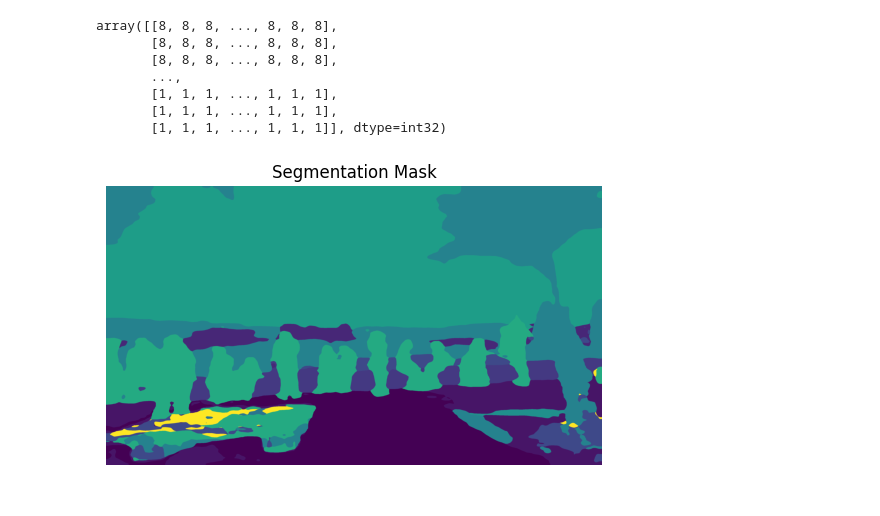
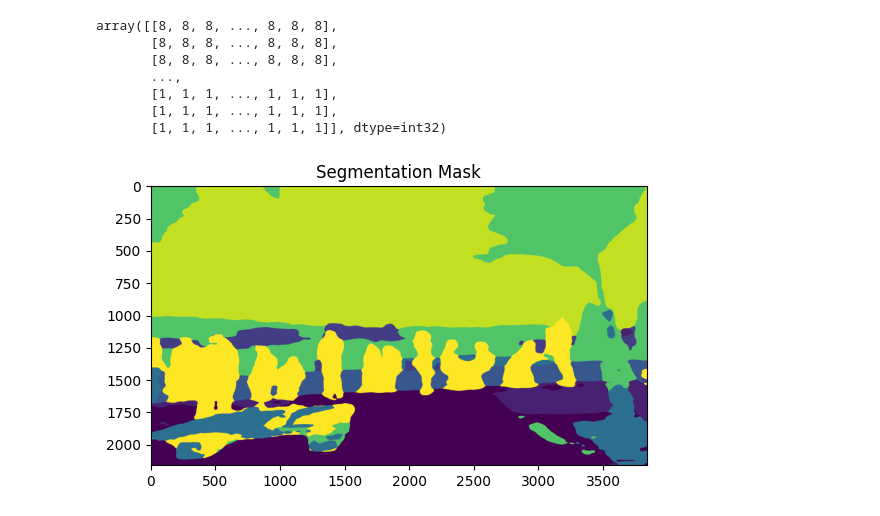
Before and after one commit to MitchellAcoustics/SSID_IVR_Study, a Jupyter notebook: notebooks/use_cityseg_results.ipynb, the cells around one changed output. Saved outputs shown, nothing was run; the diff lists cells and outputs as text; code cells hidden in the pictures.

```diff
--- a/notebooks/use_cityseg_results.ipynb
+++ b/notebooks/use_cityseg_results.ipynb
@@ -8,7 +8,14 @@ from pathlib import Path
 import numpy as np
 import matplotlib.pyplot as plt
 
+#cityseg_test = Path(
+    #"../data/outputs/segmentations/mask2f ormer-swin-large-cityscapes-semantic_step15/output_chopped_P43_fixedfps_mask2former-swin-large-cityscapes-semantic_step15_segmentation.h5"
+#)
 cityseg_test = Path(
-    "../data/outputs/segmentations/mask2former-swin-large-cityscapes-semantic_step15/output_chopped_P43_fixedfps_mask2former-swin-large-cityscapes-semantic_step15_segmentation.h5"
+    "/Users/yuqiliang/Documents/Github/data/cityseg_test/2025-03-12-test/mask2former-swin-large-cityscapes-semantic_step1/mask2former-swin-large-cityscapes-semantic_step1/P43_chopped_fixedfps_10s_mask2former-swin-large-cityscapes-semantic_step1_segmentation.h5"
 )
 cityseg_data = CitySegData.from_hdf(cityseg_test)
+gaze_data_path = Path(
+    "/Users/yuqiliang/Documents/Github/data/output/2025-04-01-test-2/processed/P43_chopped_fixedfps.npy"
+)
+gaze_data = np.load(gaze_data_path)
@@ -62,8 +94,8 @@ array([[8, 8, 8, ..., 8, 8, 8],
 # %%
 # Display the segmentation mask
 plt.imshow(seg_mask[0])
 plt.title("Segmentation Mask")
-plt.axis("off")
+plt.axis("on")
 plt.show()
 # %% [output]
-[figure, old version]
+[figure, new version]
```
Also changed, not shown: parts of 4 cells of this notebook, 4 other files.
